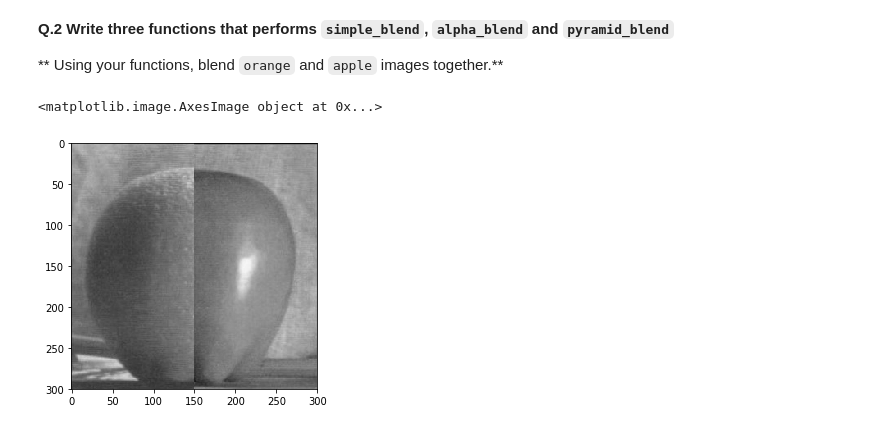
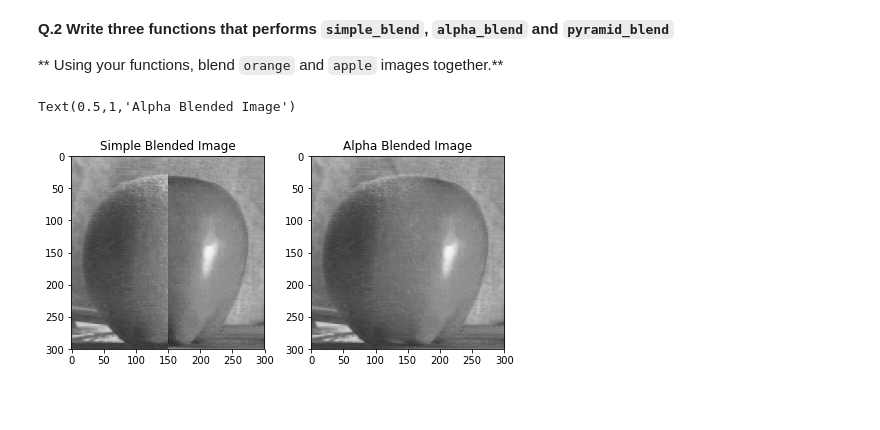
Before and after one commit to briannaburton/B31XB-IIP-TP-1718, a Jupyter notebook: 3-interpolation-blending/3-interpolation-blending.ipynb, the cells around one changed output. Drawn from its saved outputs; the diff is of its cells as text; code cells hidden in the pictures; blank space fills up the shorter version.

```diff
--- a/3-interpolation-blending/3-interpolation-blending.ipynb
+++ b/3-interpolation-blending/3-interpolation-blending.ipynb
@@ -145,13 +155,27 @@ def pyramid_blend (image1, image2, window):
 # %%
 img_name = 'orange.jpeg'
 orange = io.imread(img_path.__add__(img_name),as_grey = True)
 img_name = 'apple.jpeg'
 apple = io.imread(img_path.__add__(img_name),as_grey = True)
 
 
-blended_im = simple_blend(orange,apple)
-new_blend = alpha_blend(orange, apple, 100)
-io.imshow(blended_im)
+simple_orpple = simple_blend(orange,apple)
+alpha_orpple = alpha_blend(orange, apple, 100)
+
+#Plot the images together to compare
+fig = plt.figure(figsize=(10, 10))
+
+plt.subplot(131)
+io.imshow(simple_orpple)
+plt.title("Simple Blended Image")
+
+plt.subplot(132)
+io.imshow(alpha_orpple)
+plt.title("Alpha Blended Image")
+
+#plt.subplot(133)
+#io.imshow(resized_lena_nearest, cmap = cm.Greys_r)
+#plt.title("Pyramid Blended Image");
 # %% [output]
-<matplotlib.image.AxesImage object at 0x...>
+Text(0.5,1,'Alpha Blended Image')
-[figure, old version]
+[figure, new version]
```
Also changed, not shown: parts of 2 cells of this notebook.
